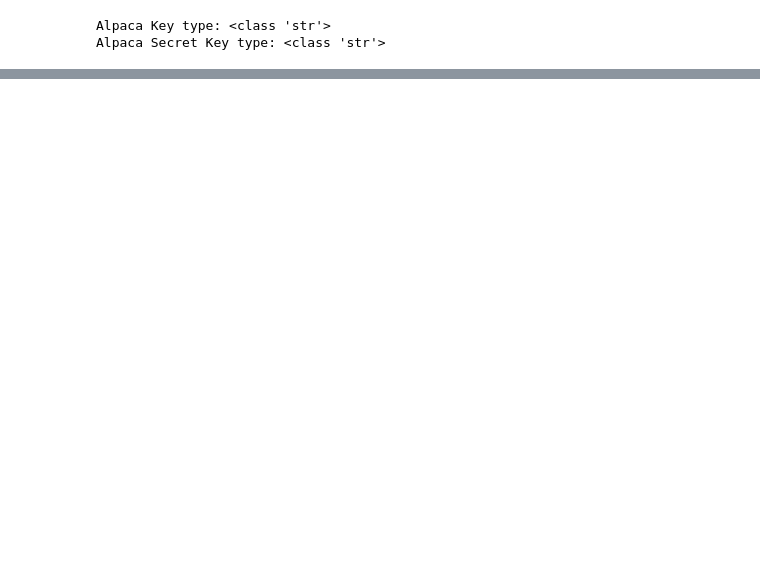
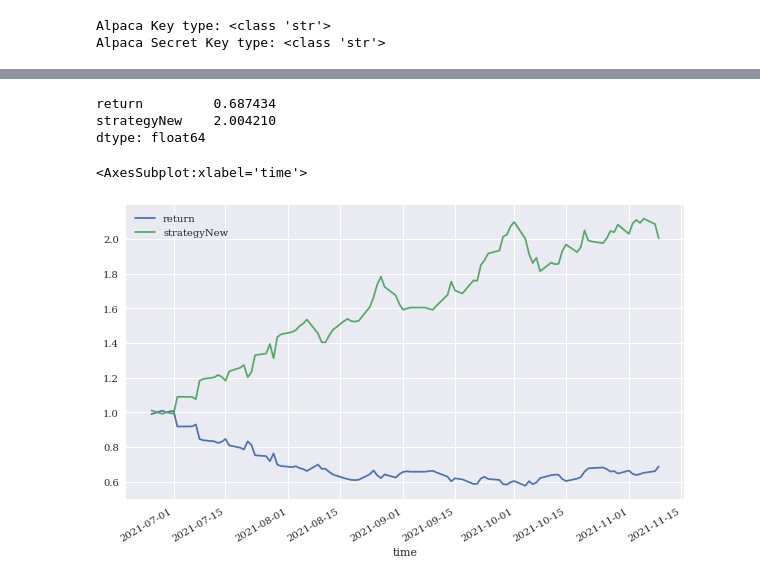
Before and after one commit to MuayThaiLegz/financial_solutions, a Jupyter notebook: cypto_stock_api_data.ipynb, the cells around one changed output, grey strips where cells are left out. Drawn from its saved outputs; the diff is of its cells as text; code cells hidden in the pictures; blank space fills up the shorter version.

```diff
--- a/cypto_stock_api_data.ipynb
+++ b/cypto_stock_api_data.ipynb
@@ -618,0 +595,8 @@ watt_df[['cumret', 'cummax']].dropna().plot(figsize=(15,7))
+# %%
+from sklearn.metrics import accuracy_score
+
+lm = linear_model.LogisticRegression(C=1e7, solver='lbfgs',
+                                     multi_class='auto',
+                                     max_iter=1000)
+# %%
+lm.fit(logi_data[cols], np.sign(logi_data['return']))
@@ -618,0 +605,2 @@ watt_df[['cumret', 'cummax']].dropna().plot(figsize=(15,7))
+# %%
+logi_data['_newprediction'] = lm.predict(logi_data[cols])
@@ -618,0 +645,13 @@ watt_df[['cumret', 'cummax']].dropna().plot(figsize=(15,7))
+# %%
+logi_data['strategyNew'] = logi_data['_newprediction'] * logi_data['return']
+# %%
+logi_data[['return', 'strategyNew']].sum().apply(np.exp)
+# %% [output]
+return         0.687434
+strategyNew    2.004210
+dtype: float64
+# %%
+logi_data[['return', 'strategyNew']].cumsum().apply(np.exp).plot(figsize=(10,6))
+# %% [output]
+<AxesSubplot:xlabel='time'>
+[figure, added]
```
Also changed, not shown: parts of 101 cells of this notebook.
